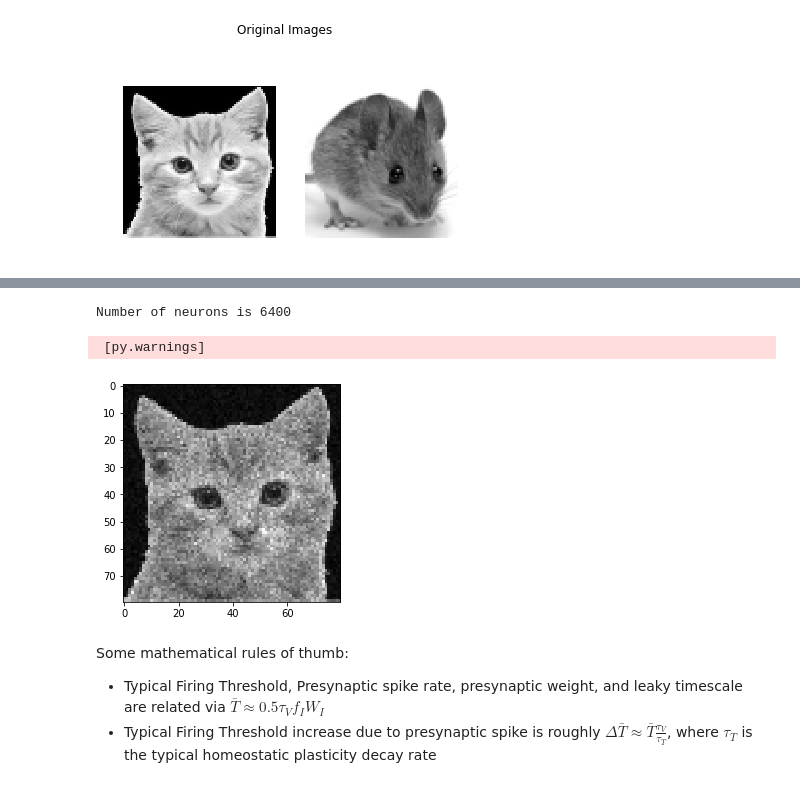
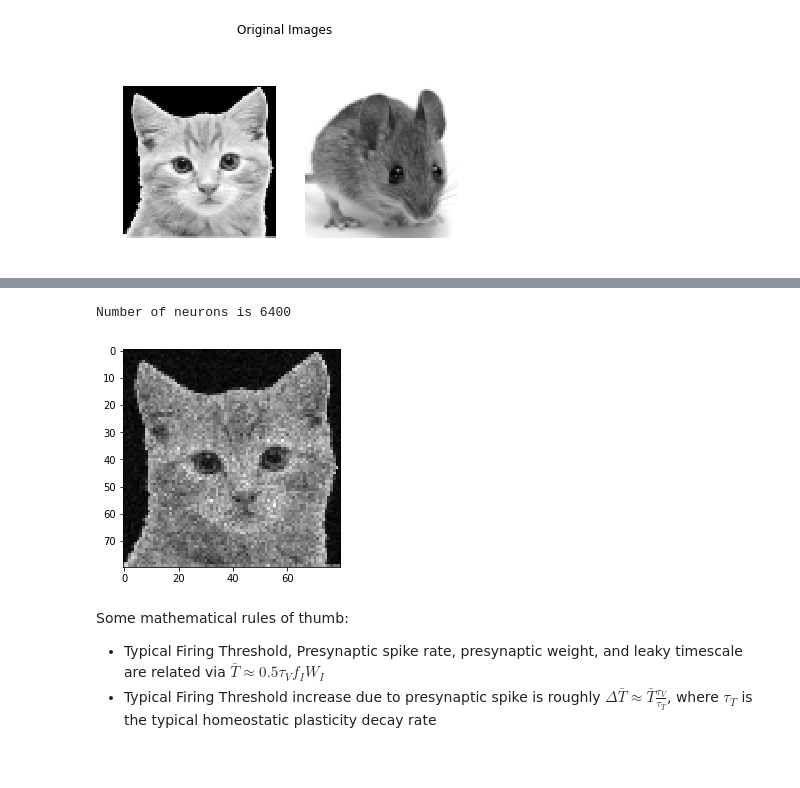
Before and after one commit to aleksejs-fomins/memory-hippo-ca3, a Jupyter notebook: self-contained/snn_ip_only.ipynb, the cells around one changed output, grey strips where cells are left out. Saved outputs shown, nothing was run; the diff lists cells and outputs as text; code cells hidden in the pictures.

```diff
--- a/self-contained/snn_ip_only.ipynb
+++ b/self-contained/snn_ip_only.ipynb
@@ -34,6 +34,7 @@ plt.show()
 # Example 1: Making Poisson neurons spike like a cat
 ################################################################
 start_scope()
+prefs.codegen.target = "numpy"
 
 N_NEURON = img1.shape[0] * img1.shape[1]
 print('Number of neurons is', N_NEURON)
@@ -70,6 +67,7 @@ Number of neurons is 6400
 # Example 2: Feeding Poisson input into LIF population
 ################################################################
 start_scope()
+prefs.codegen.target = "numpy"
 
 N_NEURON = img1.shape[0] * img1.shape[1]
 print('Number of neurons is', N_NEURON)
@@ -89,7 +87,7 @@ dv/dt = (1-v) / TAU_LEAK : 1
 
 # Connect input Poisson neurons to LIF neurons one-to-one
 P_img1 = PoissonGroup(N_NEURON, INPUT_BIAS + INPUT_SENSITIITY * np.ndarray.flatten(img1))
-G = NeuronGroup(N_NEURON, eqs, threshold='v > V_THR', reset='v = V0')
+G = NeuronGroup(N_NEURON, eqs, threshold='v > V_THR', reset='v = V0', method='exact')
 S = Synapses(P_img1, G, on_pre='v_post += W0_INPUT')
 S.connect(j='i')
 
@@ -114,6 +110,5 @@ INFO       No numerical integration method specified for group 'neurongroup', us
 Number of neurons is 6400
- [py.warnings]
-[figure, old version]
+[figure, new version]
 # %% [markdown]
 Some mathematical rules of thumb:
 * Typical Firing Threshold, Presynaptic spike rate, presynaptic weight, and leaky timescale are related via $\bar{T} \approx 0.5 \tau_V f_I W_I$
```
Also changed, not shown: parts of 5 cells of this notebook, 3 other files.
